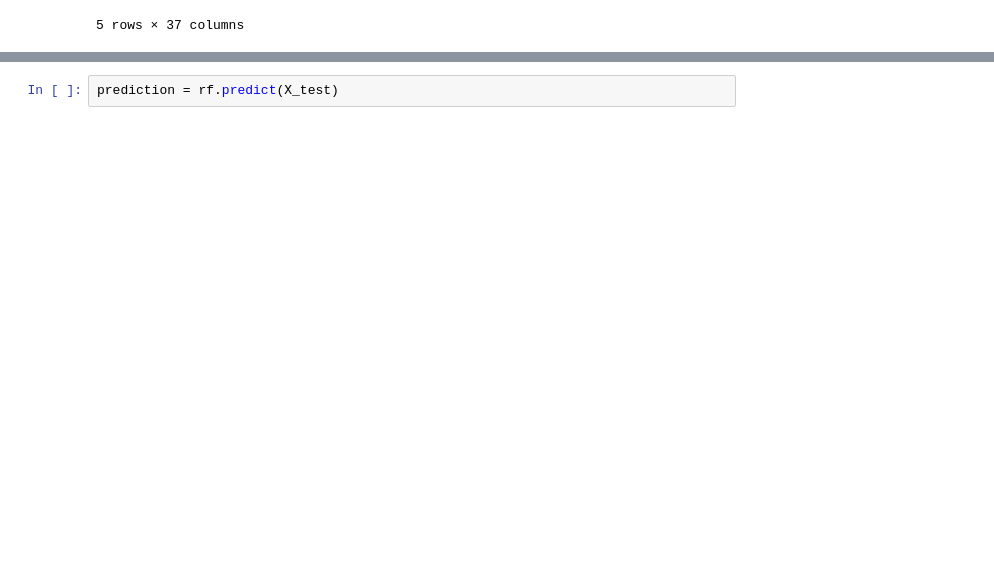
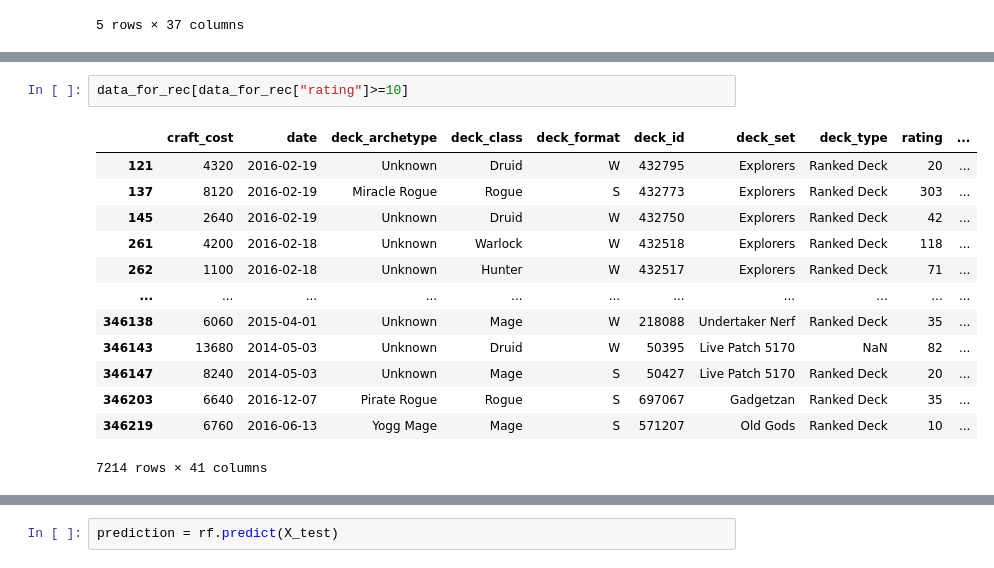
Before and after one commit to gustavo-cornejo/RecSist-Proyecto, a Jupyter notebook: win_rate_prediction.ipynb, the cells around one changed output, grey strips where cells are left out. Cells and saved outputs as stored; diff of their text form; blank space fills up the shorter version.

```diff
--- a/win_rate_prediction.ipynb
+++ b/win_rate_prediction.ipynb
@@ -54,0 +72,16 @@ data.head()
+# %%
+data_for_rec[data_for_rec["rating"]>=10]
+# %% [output]
+|  | craft_cost | date | deck_archetype | deck_class | deck_format | deck_id | deck_set | deck_type | rating | ... |
+| 121 | 4320 | 2016-02-19 | Unknown | Druid | W | 432795 | Explorers | Ranked Deck | 20 | ... |
+| 137 | 8120 | 2016-02-19 | Miracle Rogue | Rogue | S | 432773 | Explorers | Ranked Deck | 303 | ... |
+| 145 | 2640 | 2016-02-19 | Unknown | Druid | W | 432750 | Explorers | Ranked Deck | 42 | ... |
+| 261 | 4200 | 2016-02-18 | Unknown | Warlock | W | 432518 | Explorers | Ranked Deck | 118 | ... |
+| 262 | 1100 | 2016-02-18 | Unknown | Hunter | W | 432517 | Explorers | Ranked Deck | 71 | ... |
+| ... | ... | ... | ... | ... | ... | ... | ... | ... | ... | ... |
+| 346138 | 6060 | 2015-04-01 | Unknown | Mage | W | 218088 | Undertaker Nerf | Ranked Deck | 35 | ... |
+| 346143 | 13680 | 2014-05-03 | Unknown | Druid | W | 50395 | Live Patch 5170 | NaN | 82 | ... |
+| 346147 | 8240 | 2014-05-03 | Unknown | Mage | S | 50427 | Live Patch 5170 | Ranked Deck | 20 | ... |
+| 346203 | 6640 | 2016-12-07 | Pirate Rogue | Rogue | S | 697067 | Gadgetzan | Ranked Deck | 35 | ... |
+| 346219 | 6760 | 2016-06-13 | Yogg Mage | Mage | S | 571207 | Old Gods | Ranked Deck | 10 | ... |
+7214 rows × 41 columns
```
Also changed, not shown: parts of 29 cells of this notebook.
